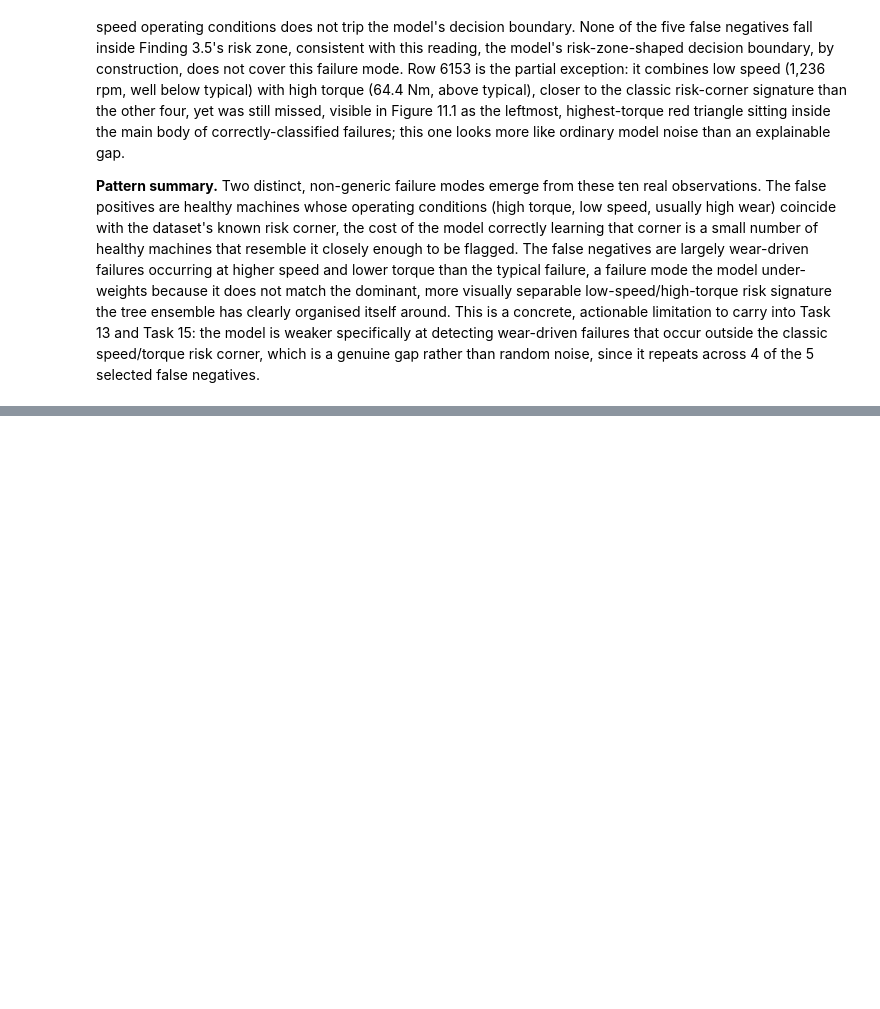
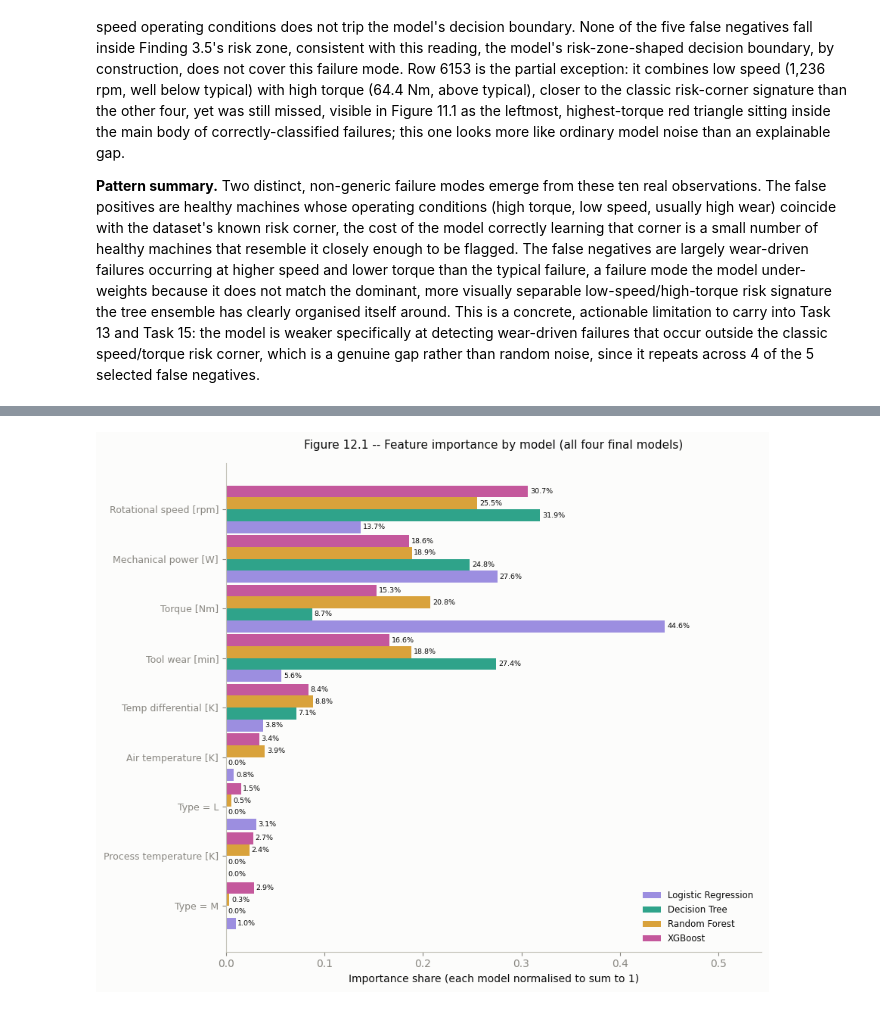
Before and after one commit to JoseAlberto88/Predictive-Maintenance-Dataset, a Jupyter notebook: Predictive_Maintenance_Dataset.ipynb, the cells around one changed output, grey strips where cells are left out. Saved outputs shown, nothing was run; the diff lists cells and outputs as text; code cells hidden in the pictures; blank space fills up the shorter version.

```diff
--- a/Predictive_Maintenance_Dataset.ipynb
+++ b/Predictive_Maintenance_Dataset.ipynb
@@ -3123,0 +3139,17 @@ plt.show()
+# %%
+# TASK 12 MODEL INTERPRETATION
+
+import numpy as np
+import pandas as pd
+import matplotlib.pyplot as plt
+from sklearn.linear_model import LogisticRegression
+from sklearn.tree import DecisionTreeClassifier
+from sklearn.ensemble import RandomForestClassifier
+from xgboost import XGBClassifier
+
+RANDOM_SEED = 666
+neg_count, pos_count = (y_train == 0).sum(), (y_train == 1).sum()
+scale_pos_weight_value = neg_count / pos_count
+
+# Clean, human-readable feature labels for display
+clean_names = [n.replace('cat__Type_', 'Type = ').replace('num__', '') for n in feature_names]
@@ -3123,0 +3264,41 @@ plt.show()
+# %%
+# 12.3 -- Visualization: importance share by feature and model
+
+# Reuses the SAME model-identity colour set validated and used for the ROC
+# curves in Task 9 (Figure 9.1), so model identity reads consistently across
+# every figure in the report from Task 9 onward.
+MODEL_COLORS = {
+    'Logistic Regression': "#9c8ee0",
+    'Decision Tree': "#2fa38a",
+    'Random Forest': "#d9a23b",
+    'XGBoost': "#c4589c",
+}
+plot_order = importance_table.mean(axis=1).sort_values(ascending=True).index
+models_order = ['Logistic Regression', 'Decision Tree', 'Random Forest', 'XGBoost']
+
+fig, ax = plt.subplots(figsize=(9, 7.5))
+y = np.arange(len(plot_order))
+height = 0.24
+for i, model_name in enumerate(models_order):
+    values = importance_table.loc[plot_order, model_name].values
+    bars = ax.barh(y + (i - 1.5) * height, values, height, label=model_name,
+                    color=MODEL_COLORS[model_name], edgecolor='none')
+    ax.bar_label(bars, labels=[f"{v * 100:.1f}%" for v in values],
+                 padding=2, fontsize=6.8, color=TEXT_PRIMARY)
+
+ax.set_yticks(y)
+ax.set_yticklabels(plot_order, fontsize=9)
+ax.set_xlabel("Importance share (each model normalised to sum to 1)")
+ax.set_title("Figure 12.1 -- Feature importance by model (all four final models)", fontsize=11)
+# Headroom on the right so the added percentage labels are never clipped.
+ax.set_xlim(0, importance_table.values.max() * 1.22)
+ax.legend(frameon=False, loc='lower right', fontsize=8.5)
+ax.spines[['top', 'right']].set_visible(False)
+ax.spines[['left', 'bottom']].set_color(AXIS_COLOR)
+ax.tick_params(colors=TEXT_MUTED)
+ax.grid(False)
+plt.tight_layout()
+savefig("fig12_1_feature_importance_by_model.png")
+plt.show()
+# %% [output]
+[figure, added]
```
Also changed, not shown: parts of 6 cells of this notebook.
